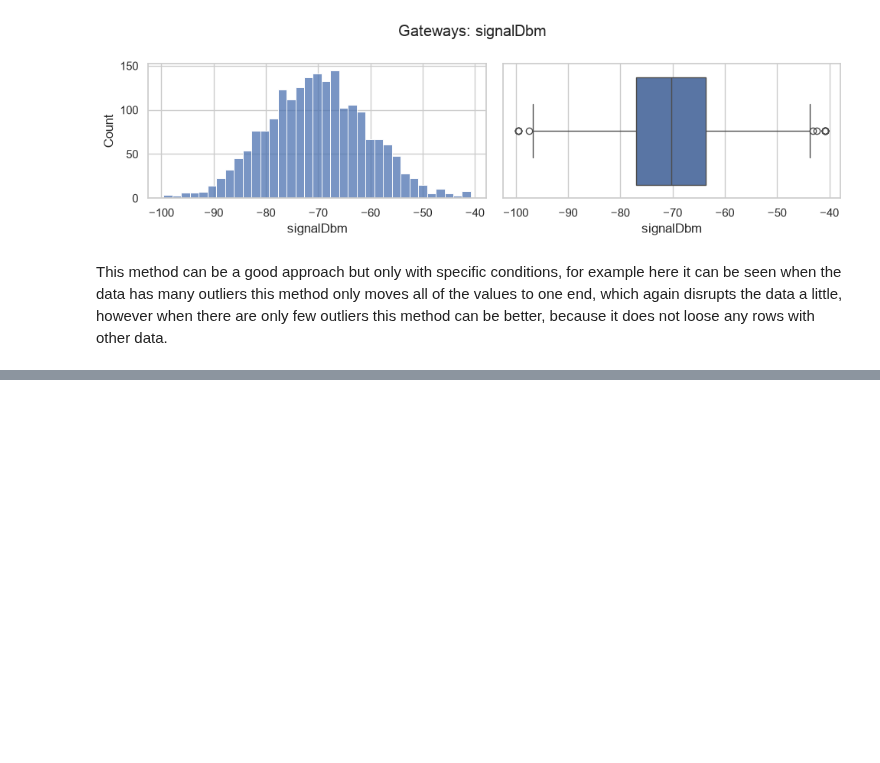
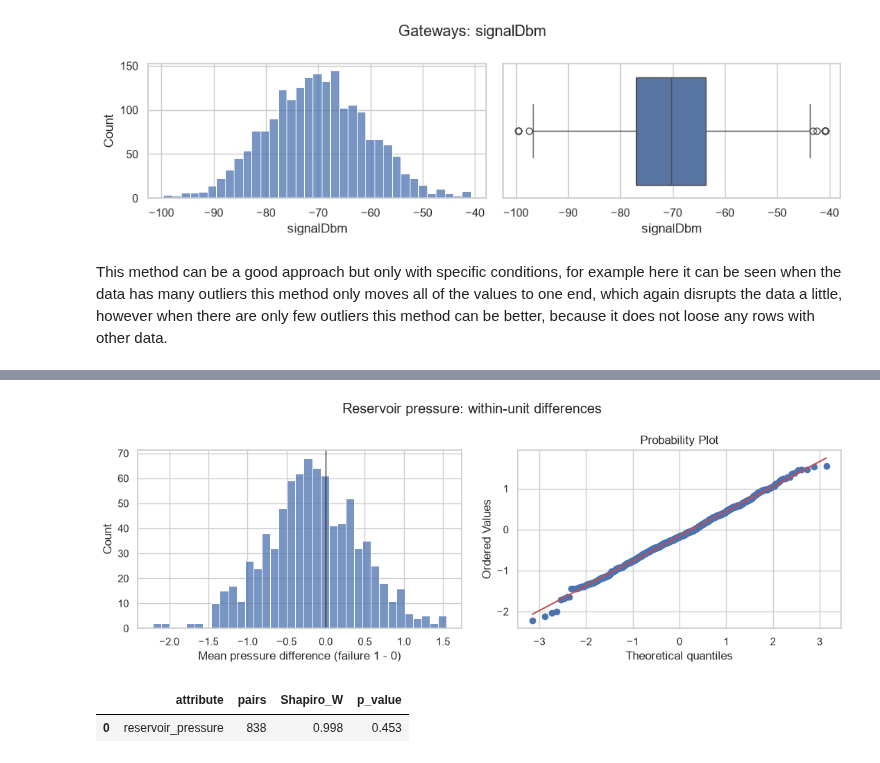
Before and after one commit to zigo-matej/iau_project, a Jupyter notebook: phase_01.ipynb, the cells around one changed output, grey strips where cells are left out. Cells and saved outputs as stored; diff of their text form; code cells hidden in the pictures; blank space fills up the shorter version.

```diff
--- a/phase_01.ipynb
+++ b/phase_01.ipynb
@@ -1405,0 +1383,7 @@ This method can be a good approach but only with specific conditions, for exampl
+# %%
+import scipy.stats as stats
+from scipy.optimize import brentq
+
+hypothesis_data = readings_no_outliers.copy()
+
+display(hypothesis_data.groupby('failure')['reservoir_pressure'].agg(['count', 'mean', 'std']).T.round(3))
@@ -1405,0 +1395,9 @@ This method can be a good approach but only with specific conditions, for exampl
+# %%
+unit_state_means = hypothesis_data.groupby(['unitId', 'failure']).mean()
+pressure_pairs = unit_state_means['reservoir_pressure'].unstack('failure').dropna(subset=[0, 1])
+
+print(f'Units in the dataset: {hypothesis_data.unitId.nunique()}')
+print(f'Units with both failure states: {len(pressure_pairs)}')
+print(f'Units excluded because one state is missing: {hypothesis_data.unitId.nunique() - len(pressure_pairs)}')
+display(unit_state_means.head(8))
+display(pressure_pairs.head(5))
@@ -1405,0 +1431,4 @@ This method can be a good approach but only with specific conditions, for exampl
+# %%
+pressure_diff = pressure_pairs[1] - pressure_pairs[0]
+
+pressure_diff.describe().round(3)
@@ -1405,0 +1445,21 @@ This method can be a good approach but only with specific conditions, for exampl
+# %%
+fig, axes = plt.subplots(1, 2, figsize=(11, 4))
+sns.histplot(pressure_diff, bins=35, ax=axes[0])
+axes[0].axvline(0, color='black', linewidth=0.8)
+axes[0].set_xlabel('Mean pressure difference (failure 1 - 0)')
+stats.probplot(pressure_diff, dist='norm', plot=axes[1])
+fig.suptitle('Reservoir pressure: within-unit differences')
+plt.tight_layout()
+plt.show()
+# %% [output]
+[figure, added]
+# %%
+normality = pd.DataFrame([
+    {'attribute': 'reservoir_pressure', 'pairs': len(pressure_diff),
+     'Shapiro_W': stats.shapiro(pressure_diff).statistic,
+     'p_value': stats.shapiro(pressure_diff).pvalue}
+])
+display(normality.round(4))
+# %% [output]
+|  | attribute | pairs | Shapiro_W | p_value |
+| 0 | reservoir_pressure | 838 | 0.998 | 0.453 |
```
Also changed, not shown: parts of 25 cells of this notebook.
